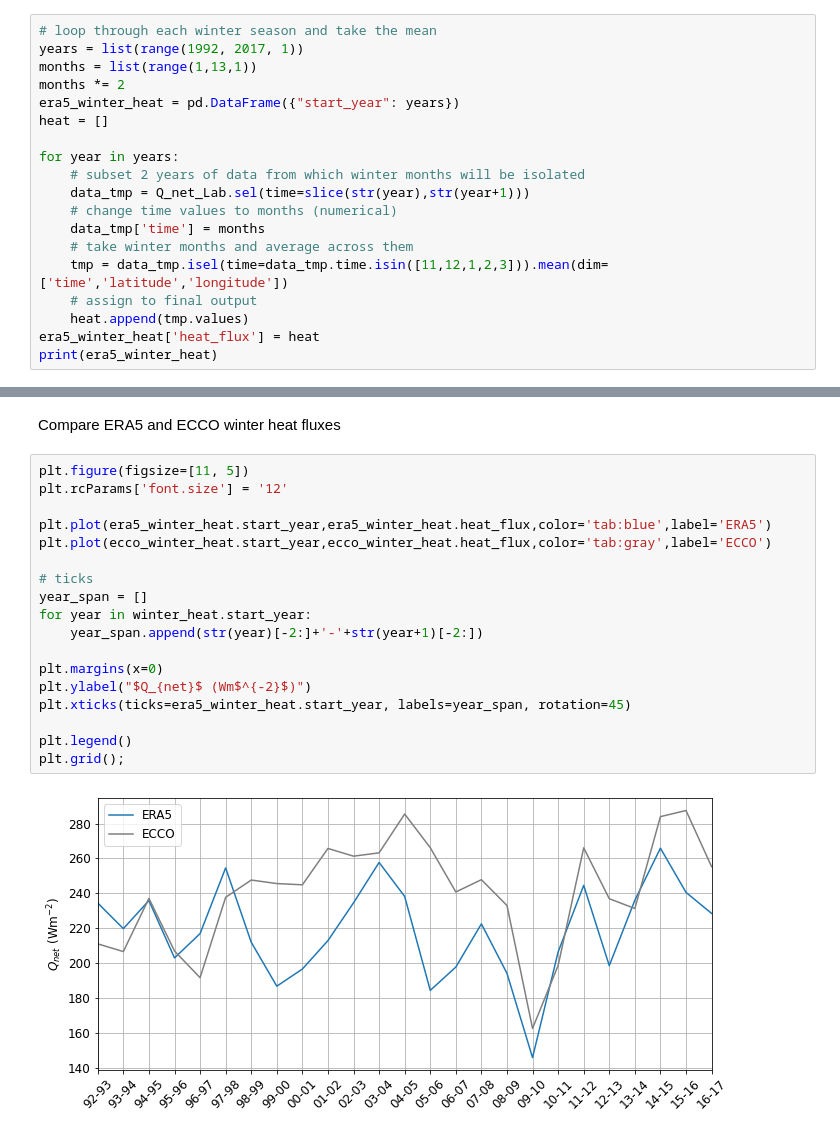
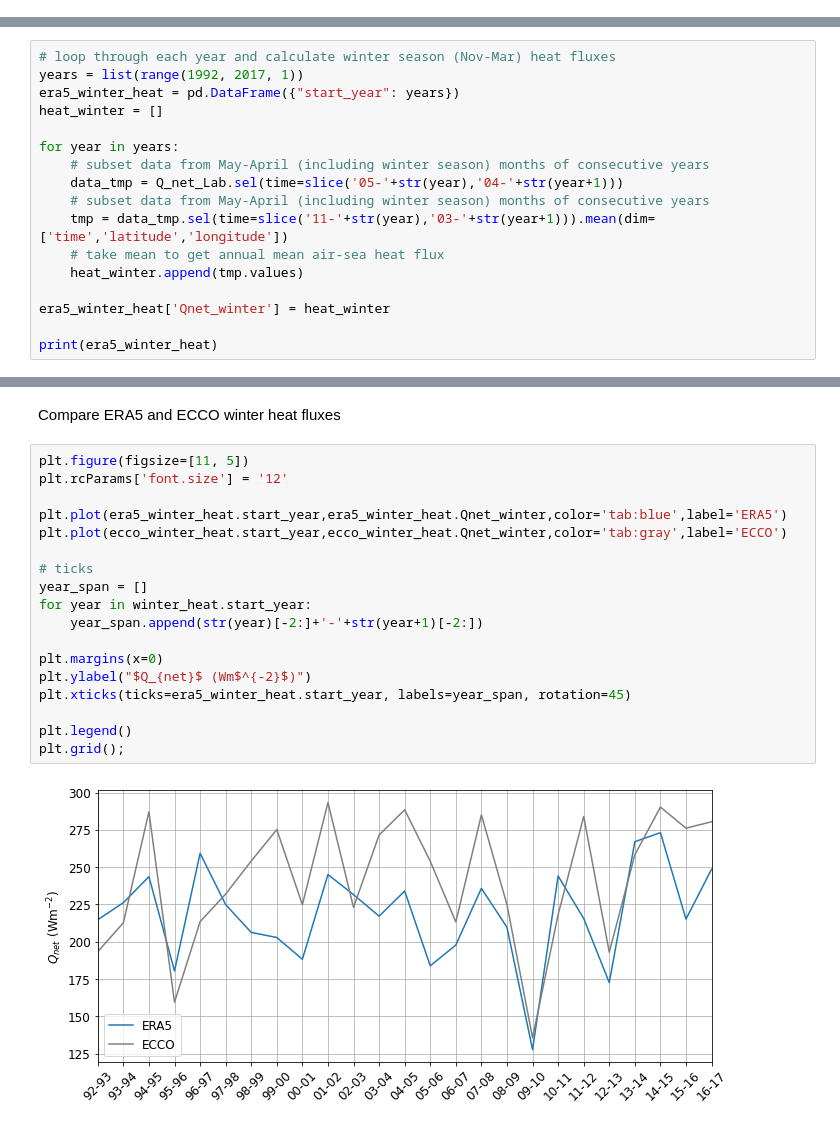
Before and after one commit to mjzahn/ecco, a Jupyter notebook: ecco_vs_era5_heatflux.ipynb, the cells around one changed output, grey strips where cells are left out. Saved outputs shown, nothing was run; the diff lists cells and outputs as text.

```diff
--- a/ecco_vs_era5_heatflux.ipynb
+++ b/ecco_vs_era5_heatflux.ipynb
@@ -101,22 +99,3 @@ Ignoring index file '../data_climatology/era5_1m_1979to2021_50to90N_-120Wto40E_0
 Q_net = (solar_thermal.ssr/86400 + solar_thermal.str/86400 + latent_sensible.slhf/86400 + latent_sensible.sshf/86400)*(-1)
 # %%
 Q_net_Lab = Q_net.sel(time=slice("1992","2017"),longitude=slice(-60,-51),latitude=slice(62,57))
-# %%
-# loop through each winter season and take the mean
-years = list(range(1992, 2017, 1))
-months = list(range(1,13,1))
-months *= 2
-era5_winter_heat = pd.DataFrame({"start_year": years})
-heat = []
-
-for year in years:
-    # subset 2 years of data from which winter months will be isolated
-    data_tmp = Q_net_Lab.sel(time=slice(str(year),str(year+1)))
-    # change time values to months (numerical)
-    data_tmp['time'] = months
-    # take winter months and average across them
-    tmp = data_tmp.isel(time=data_tmp.time.isin([11,12,1,2,3])).mean(dim=['time','latitude','longitude'])
-    # assign to final output
-    heat.append(tmp.values)
-era5_winter_heat['heat_flux'] = heat
-print(era5_winter_heat)
@@ -140,0 +102,17 @@ print(era5_winter_heat)
+# %%
+# loop through each year and calculate winter season (Nov-Mar) heat fluxes
+years = list(range(1992, 2017, 1))
+era5_winter_heat = pd.DataFrame({"start_year": years})
+heat_winter = []
+
+for year in years:
+    # subset data from May-April (including winter season) months of consecutive years
+    data_tmp = Q_net_Lab.sel(time=slice('05-'+str(year),'04-'+str(year+1)))
+    # subset data from May-April (including winter season) months of consecutive years
+    tmp = data_tmp.sel(time=slice('11-'+str(year),'03-'+str(year+1))).mean(dim=['time','latitude','longitude'])
+    # take mean to get annual mean air-sea heat flux
+    heat_winter.append(tmp.values)
+
+era5_winter_heat['Qnet_winter'] = heat_winter
+
+print(era5_winter_heat)
@@ -143,20 +139,20 @@ Compare ERA5 and ECCO winter heat fluxes
 # %%
 plt.figure(figsize=[11, 5])
 plt.rcParams['font.size'] = '12'
 
-plt.plot(era5_winter_heat.start_year,era5_winter_heat.heat_flux,color='tab:blue',label='ERA5')
-plt.plot(ecco_winter_heat.start_year,ecco_winter_heat.heat_flux,color='tab:gray',label='ECCO')
+plt.plot(era5_winter_heat.start_year,era5_winter_heat.Qnet_winter,color='tab:blue',label='ERA5')
+plt.plot(ecco_winter_heat.start_year,ecco_winter_heat.Qnet_winter,color='tab:gray',label='ECCO')
 
 # ticks
 year_span = []
 for year in winter_heat.start_year:
     year_span.append(str(year)[-2:]+'-'+str(year+1)[-2:])
 
 plt.margins(x=0)
 plt.ylabel("$Q_{net}$ (Wm$^{-2}$)")
 plt.xticks(ticks=era5_winter_heat.start_year, labels=year_span, rotation=45)
 
 plt.legend()
 plt.grid();
 # %% [output]
-[figure, old version]
+[figure, new version]
```
Also changed, not shown: parts of 4 cells of this notebook, 1 other file.
